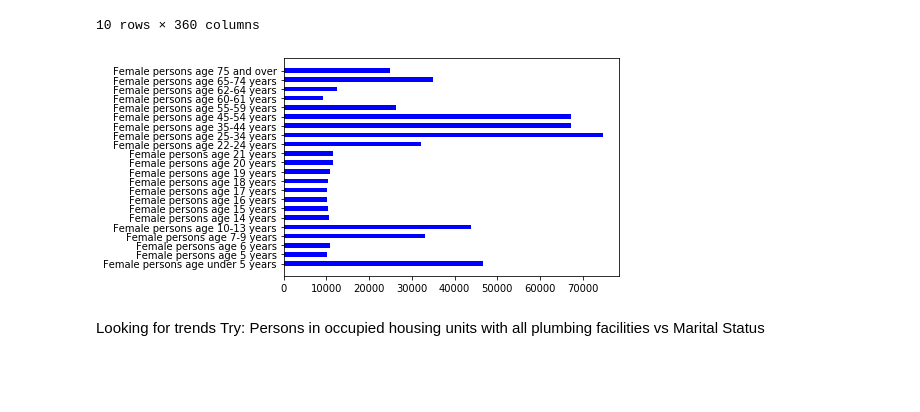
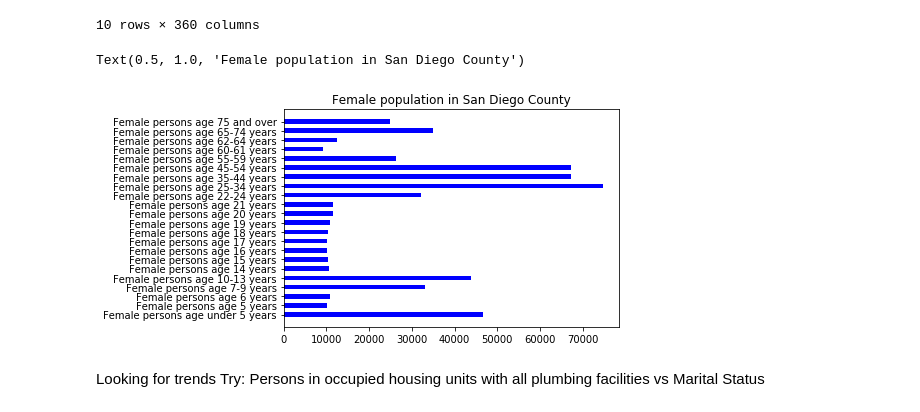
Before and after one commit to MangoOverlord/DataHacks2020, a Jupyter notebook: Dataset/CountingBlocks.ipynb, the cells around one changed output. Cells and saved outputs as stored; diff of their text form; code cells hidden in the pictures; blank space fills up the shorter version.

```diff
--- a/Dataset/CountingBlocks.ipynb
+++ b/Dataset/CountingBlocks.ipynb
@@ -51,12 +53,14 @@ roughdraft.head(10)
 # %%
 for i in range(26, 48):
     a = 0
     for j in roughdraft.iloc[ : , i ]:
         if j != "...":
             a = a + int(j)
     plt.barh(roughdraft.columns[i], a, 0.5, color='b')
+plt.title('Female population in San Diego County')
 # %% [output]
+Text(0.5, 1.0, 'Female population in San Diego County')
-[figure, old version]
+[figure, new version]
 # %% [markdown]
 Looking for trends
 Try:
```
Also changed, not shown: parts of 6 cells of this notebook, 2 other files.
